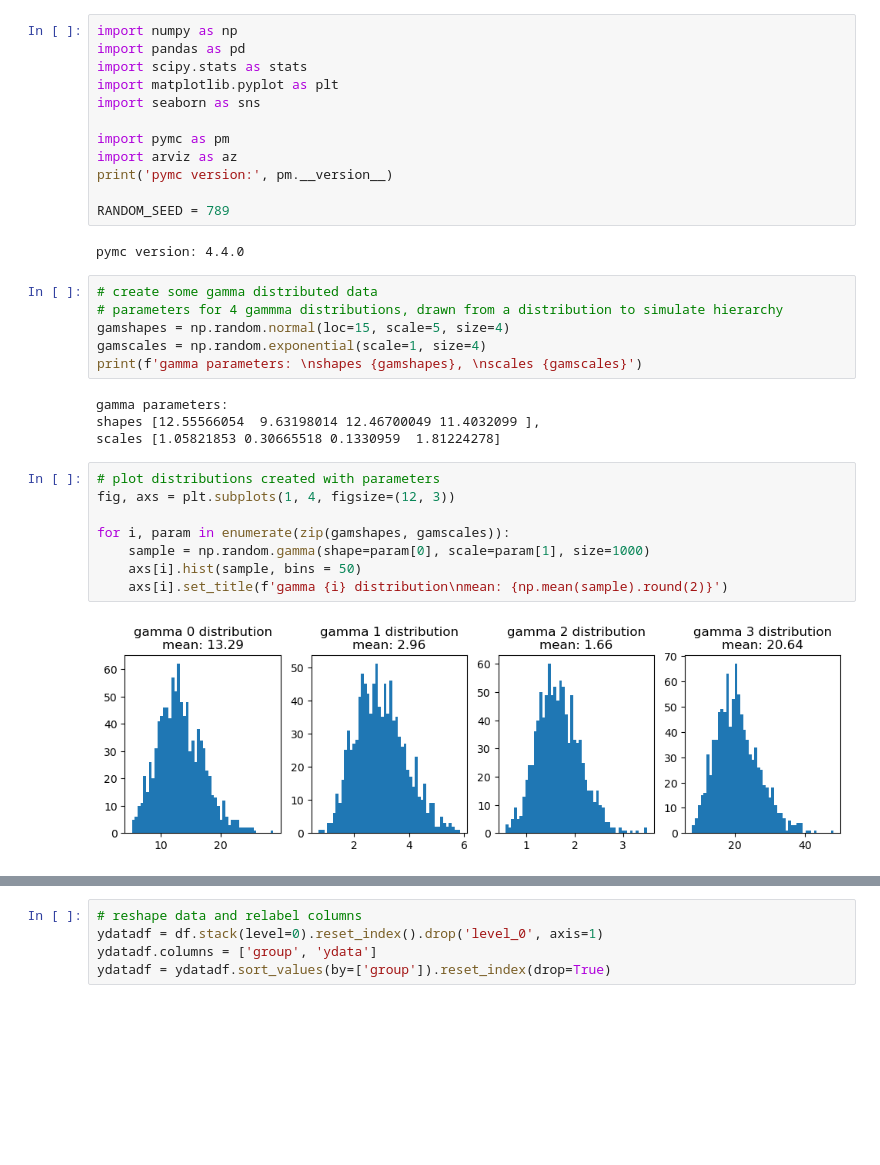
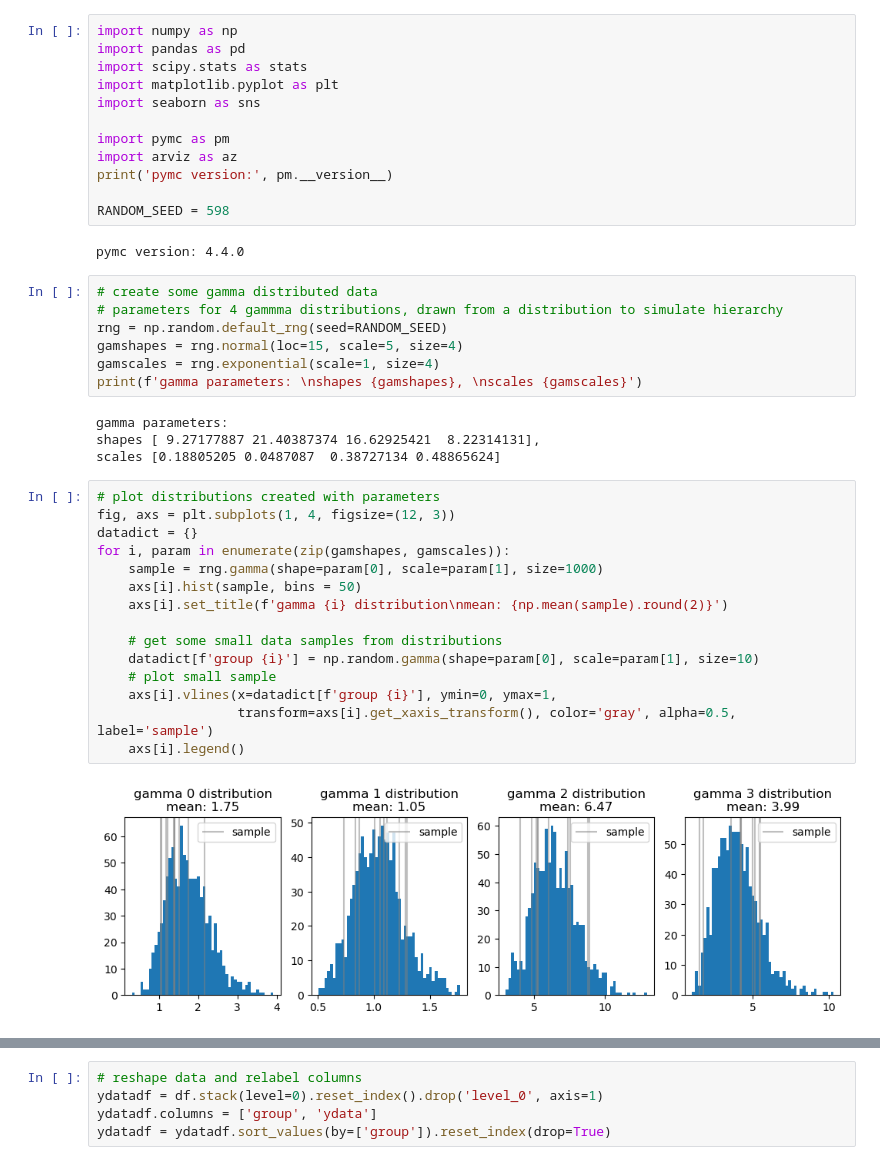
Before and after one commit to assayer5/bayesian-curvefit-reg, a Jupyter notebook: bayesian_hierarchical_gamma_model.ipynb, the cells around one changed output, grey strips where cells are left out. Saved outputs shown, nothing was run; the diff lists cells and outputs as text; blank space fills up the shorter version.

```diff
--- a/bayesian_hierarchical_gamma_model.ipynb
+++ b/bayesian_hierarchical_gamma_model.ipynb
@@ -9,27 +9,35 @@ import pymc as pm
 import arviz as az
 print('pymc version:', pm.__version__)
 
-RANDOM_SEED = 789
+RANDOM_SEED = 598
 # %% [output]
 pymc version: 4.4.0
 # %%
 # create some gamma distributed data
 # parameters for 4 gammma distributions, drawn from a distribution to simulate hierarchy
-gamshapes = np.random.normal(loc=15, scale=5, size=4)
-gamscales = np.random.exponential(scale=1, size=4)
+rng = np.random.default_rng(seed=RANDOM_SEED)
+gamshapes = rng.normal(loc=15, scale=5, size=4)
+gamscales = rng.exponential(scale=1, size=4)
 print(f'gamma parameters: \nshapes {gamshapes}, \nscales {gamscales}')
 # %% [output]
 gamma parameters:
-shapes [12.55566054  9.63198014 12.46700049 11.4032099 ],
-scales [1.05821853 0.30665518 0.1330959  1.81224278]
+shapes [ 9.27177887 21.40387374 16.62925421  8.22314131],
+scales [0.18805205 0.0487087  0.38727134 0.48865624]
 # %%
 # plot distributions created with parameters
 fig, axs = plt.subplots(1, 4, figsize=(12, 3))
-
+datadict = {}
 for i, param in enumerate(zip(gamshapes, gamscales)):
-    sample = np.random.gamma(shape=param[0], scale=param[1], size=1000)
+    sample = rng.gamma(shape=param[0], scale=param[1], size=1000)
     axs[i].hist(sample, bins = 50)
     axs[i].set_title(f'gamma {i} distribution\nmean: {np.mean(sample).round(2)}')
+
+    # get some small data samples from distributions
+    datadict[f'group {i}'] = np.random.gamma(shape=param[0], scale=param[1], size=10)
+    # plot small sample
+    axs[i].vlines(x=datadict[f'group {i}'], ymin=0, ymax=1,
+                  transform=axs[i].get_xaxis_transform(), color='gray', alpha=0.5, label='sample')
+    axs[i].legend()
 # %% [output]
-[figure, old version]
+[figure, new version]
 # %%
```
Also changed, not shown: parts of 15 cells of this notebook.
